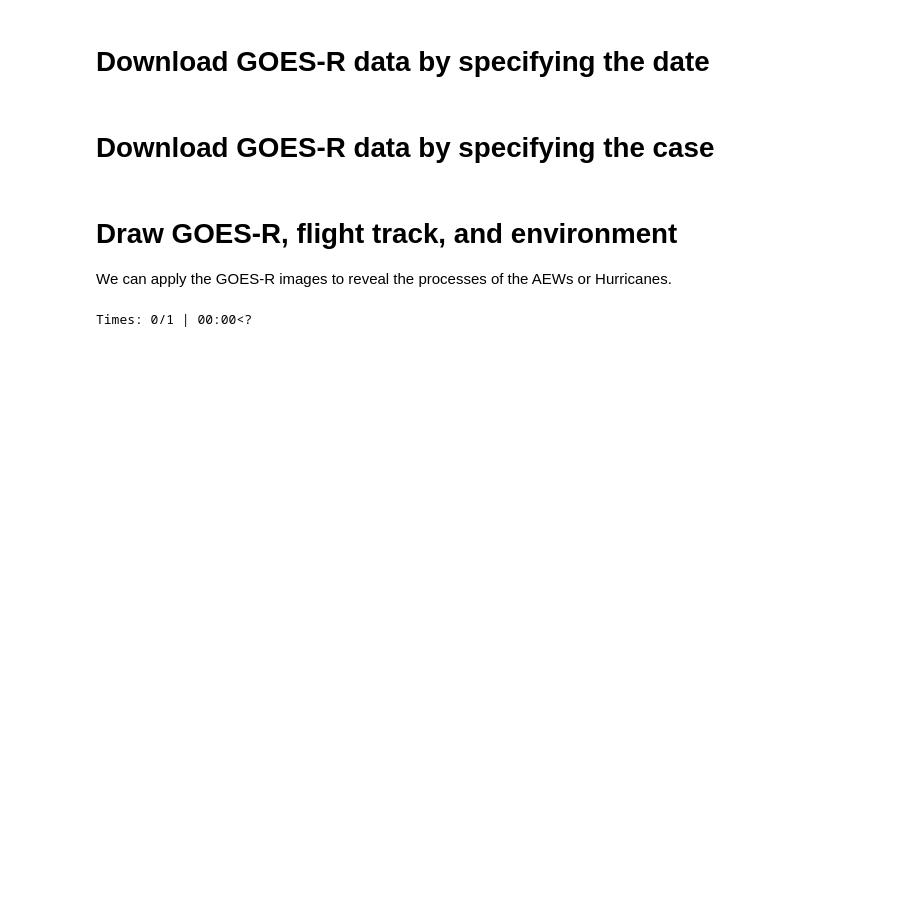
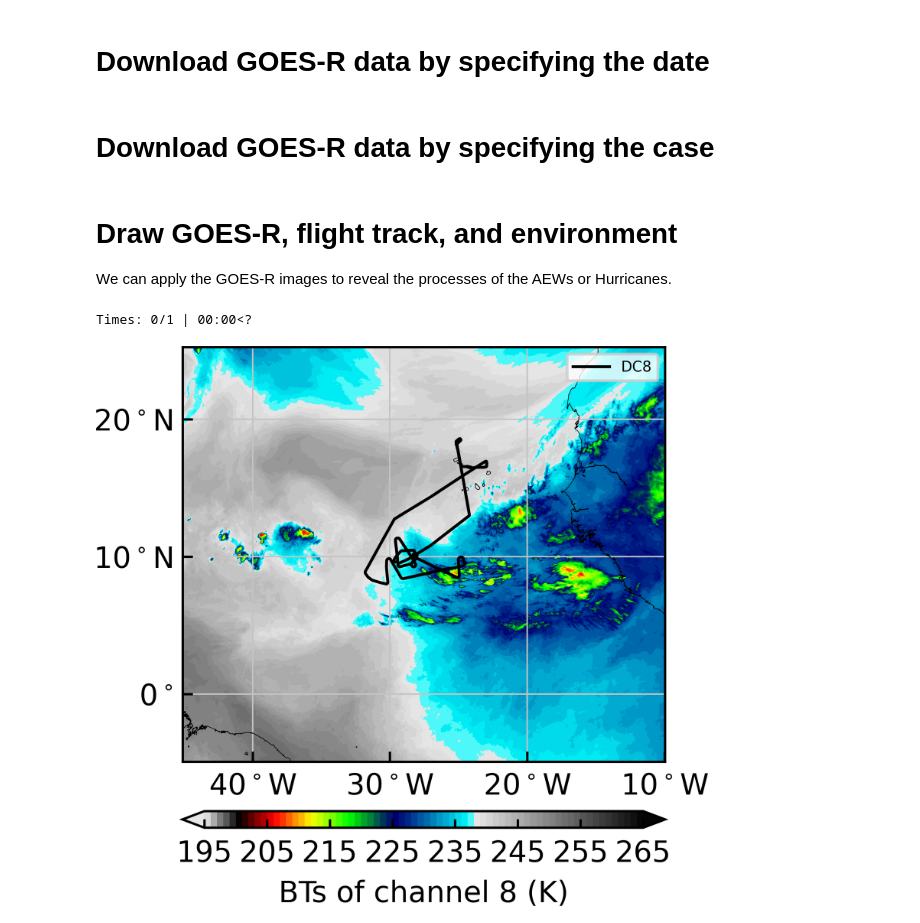
Before and after one commit to RoyCaitSith/climetlab-my-plugin, a Jupyter notebook: notebooks/goes_satellite.ipynb, the cells around one changed output. Saved outputs shown, nothing was run; the diff lists cells and outputs as text; code cells hidden in the pictures; blank space fills up the shorter version.

```diff
--- a/notebooks/goes_satellite.ipynb
+++ b/notebooks/goes_satellite.ipynb
@@ -28,17 +28,18 @@ We can apply the GOES-R images to reveal the processes of the AEWs or Hurricanes
 # %%
 import numpy as np
 from datetime import datetime
 from goes_satellite import draw_goes_images
 
 draw_goes_images(data_library_name='cpex',
                  dir_case='/08_CPEX/01_CV_RF07_AEW06_IAN',
                  case_name='Ian',
                  channel=8,
                  goes_levels=np.arange(195.0, 265.1, 1.0),
                  flight_track=True,
-                 anl_start_time=datetime(2022, 9, 17,  6, 0, 0),
-                 anl_end_time=datetime(2022, 9, 17,  6, 0, 0),
+                 anl_start_time=datetime(2022, 9, 18,  12, 0, 0),
+                 anl_end_time=datetime(2022, 9, 18,  12, 0, 0),
                  time_interval=1.0,
                  region_type='d02')
 # %% [output]
 Times: 0/1 | 00:00<?
+[figure, added]
```
